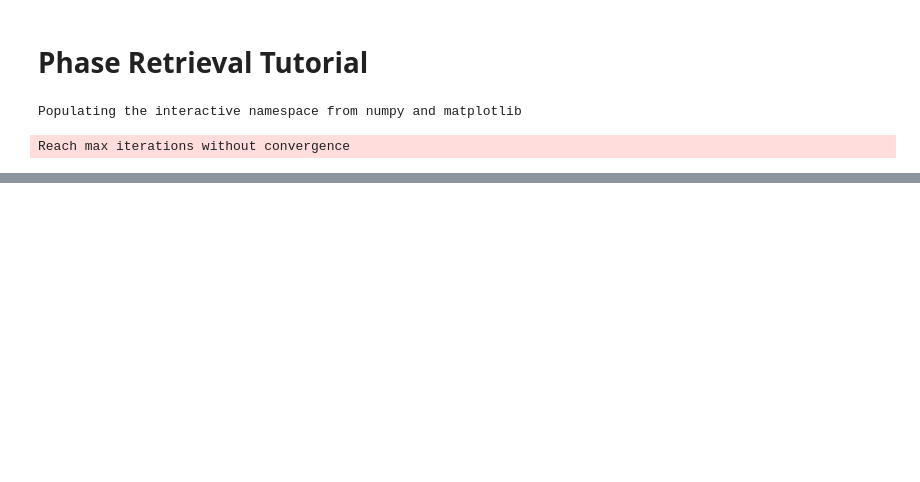
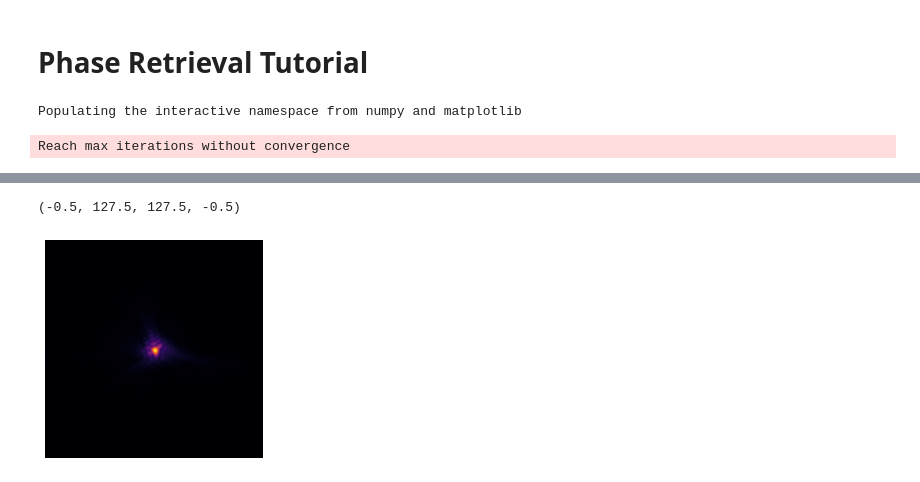
Before and after one commit to david-hoffman/pyotf, a Jupyter notebook: notebooks/Tutorials/Phase Retrieval Tutorial.ipynb, the cells around one changed output, grey strips where cells are left out. Cells and saved outputs as stored; diff of their text form; code cells hidden in the pictures; blank space fills up the shorter version.

```diff
--- a/notebooks/Tutorials/Phase Retrieval Tutorial.ipynb
+++ b/notebooks/Tutorials/Phase Retrieval Tutorial.ipynb
@@ -73,0 +79,6 @@ NameError: name 'dplt' is not defined
+# %%
+imshow(d[len(d) // 2], norm=mpl.colors.PowerNorm(0.5), interpolation="bicubic", cmap="inferno")
+plt.axis("off")
+# %% [output]
+(-0.5, 127.5, 127.5, -0.5)
+[figure, added]
```
Also changed, not shown: parts of 3 cells of this notebook, 14 other files.
